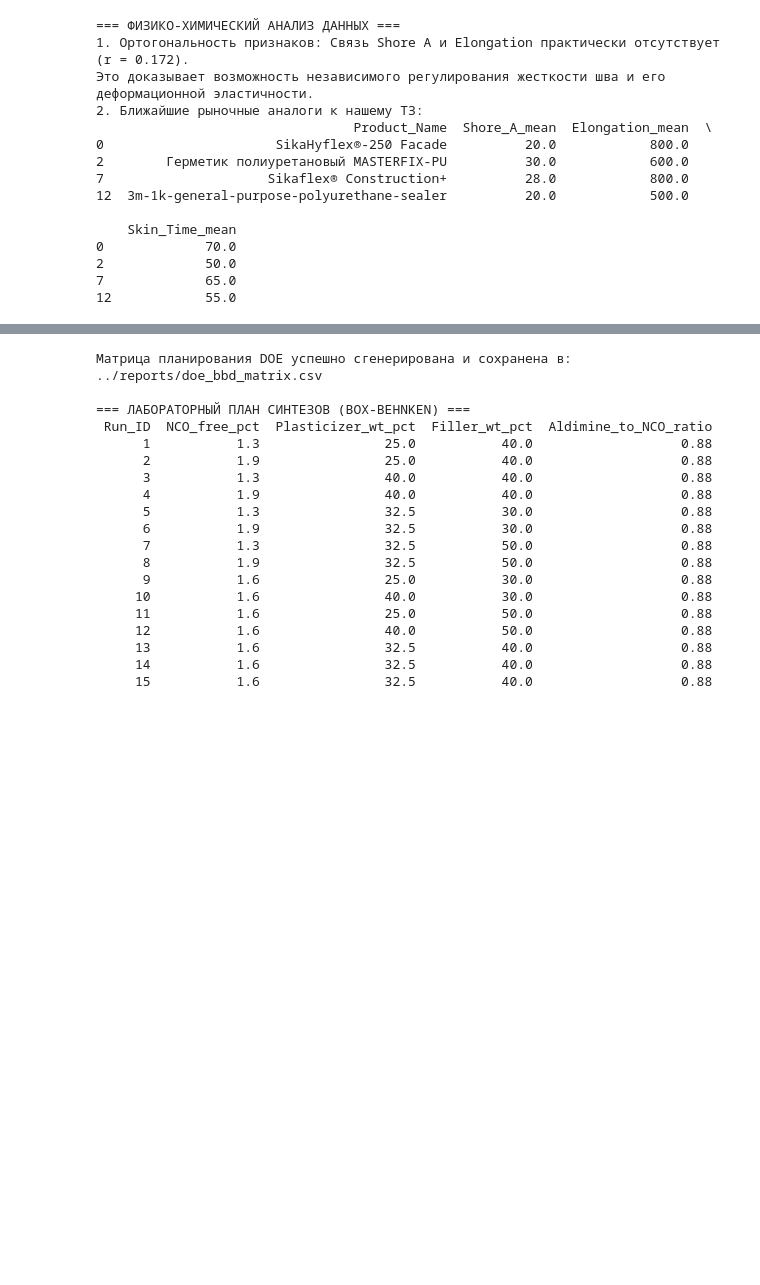
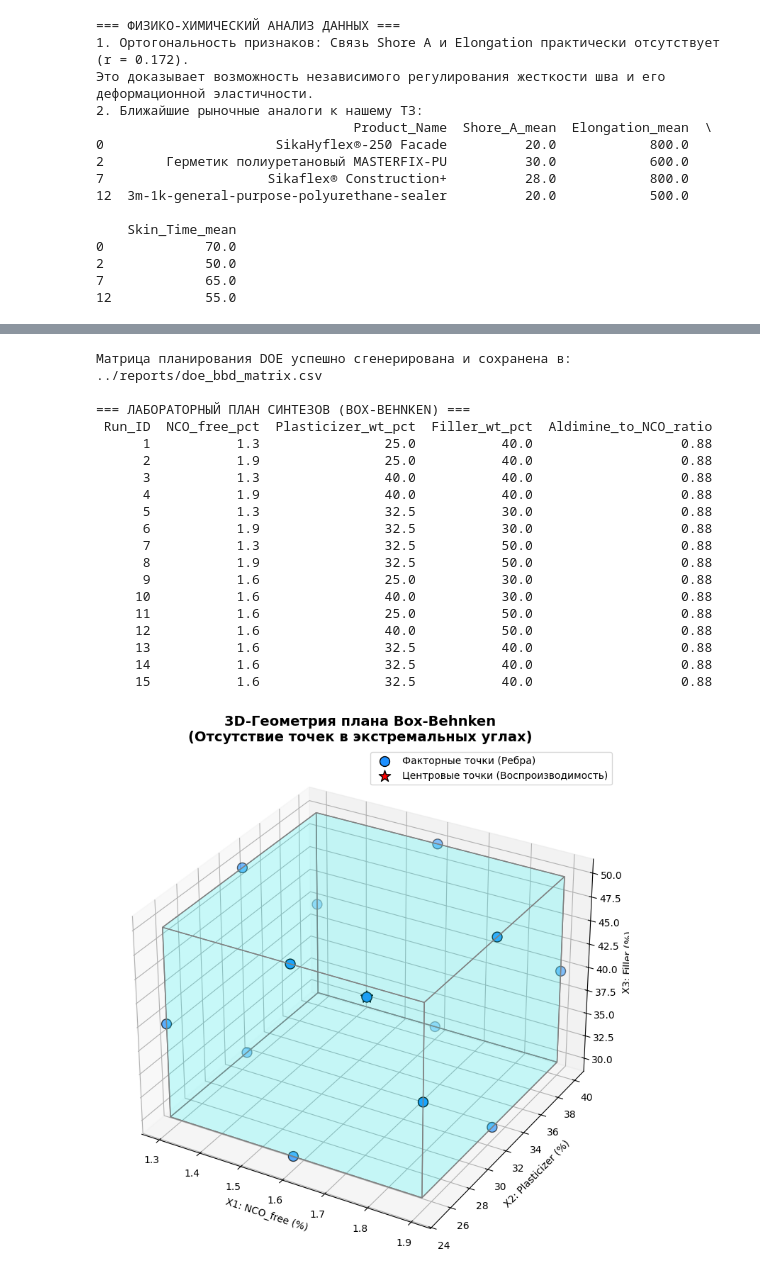
Before and after one commit to czeberyak/elastomeric_1k_pu, a Jupyter notebook: notebooks/01_data_exploration.ipynb, the cells around one changed output, grey strips where cells are left out. Saved outputs shown, nothing was run; the diff lists cells and outputs as text; code cells hidden in the pictures; blank space fills up the shorter version.

```diff
--- a/notebooks/01_data_exploration.ipynb
+++ b/notebooks/01_data_exploration.ipynb
@@ -239,5 +362,5 @@ if not optimal_recipes.empty:
 # %%
-# 3. Генерация матрицы планирования Box-Behnken (BBD)
+# 4. Генерация матрицы планирования Box-Behnken (BBD)
 import pandas as pd
 import numpy as np
 import os
@@ -295,30 +418,76 @@ for run_id, (c1, c2, c3) in enumerate(bbd_coded, start=1):
 doe_df = pd.DataFrame(doe_records)
 
 # Сохранение матрицы планирования в reports для печати на лабораторный стол
 reports_dir = "../reports"
 os.makedirs(reports_dir, exist_ok=True)
 doe_df.to_csv(f"{reports_dir}/doe_bbd_matrix.csv", index=False, encoding="utf-8")
 
 print(f"Матрица планирования DOE успешно сгенерирована и сохранена в: {reports_dir}/doe_bbd_matrix.csv")
 print("\n=== ЛАБОРАТОРНЫЙ ПЛАН СИНТЕЗОВ (BOX-BEHNKEN) ===")
 print(doe_df[['Run_ID', 'NCO_free_pct', 'Plasticizer_wt_pct', 'Filler_wt_pct', 'Aldimine_to_NCO_ratio']].to_string(index=False))
+
+import matplotlib.pyplot as plt
+from mpl_toolkits.mplot3d import Axes3D
+
+fig = plt.figure(figsize=(10, 8))
+ax = fig.add_subplot(111, projection='3d')
+
+# Разделяем точки на ребра и центр для разной визуализации
+edge_points = doe_df[doe_df['Coded_X1'] != 0] # Упрощенное выделение
+center_points = doe_df[(doe_df['Coded_X1'] == 0) & (doe_df['Coded_X2'] == 0) & (doe_df['Coded_X3'] == 0)]
+
+# Рисуем точки на ребрах
+ax.scatter(doe_df['NCO_free_pct'], doe_df['Plasticizer_wt_pct'], doe_df['Filler_wt_pct'],
+           c='dodgerblue', s=100, marker='o', label='Факторные точки (Ребра)', edgecolors='black')
+
+# Выделяем центровые точки
+ax.scatter(center_points['NCO_free_pct'], center_points['Plasticizer_wt_pct'], center_points['Filler_wt_pct'],
+           c='red', s=150, marker='*', label='Центровые точки (Воспроизводимость)', edgecolors='black')
+
+ax.set_xlabel('X1: NCO_free (%)')
+ax.set_ylabel('X2: Plasticizer (%)')
+ax.set_zlabel('X3: Filler (%)')
+ax.set_title('3D-Геометрия плана Box-Behnken\n(Отсутствие точек в экстремальных углах)', fontsize=14, fontweight='bold')
+ax.legend()
+
+# Рисуем прозрачный "куб" границ факторного пространства
+import numpy as np
+from mpl_toolkits.mplot3d.art3d import Poly3DCollection
+
+# Границы куба
+x = [1.3, 1.9]
+y = [25.0, 40.0]
+z = [30.0, 50.0]
+vertices = [[x[0], y[0], z[0]], [x[1], y[0], z[0]], [x[1], y[1], z[0]], [x[0], y[1], z[0]],
+            [x[0], y[0], z[1]], [x[1], y[0], z[1]], [x[1], y[1], z[1]], [x[0], y[1], z[1]]]
+faces = [[vertices[0], vertices[1], vertices[2], vertices[3]],
+         [vertices[4], vertices[5], vertices[6], vertices[7]],
+         [vertices[0], vertices[1], vertices[5], vertices[4]],
+         [vertices[2], vertices[3], vertices[7], vertices[6]],
+         [vertices[1], vertices[2], vertices[6], vertices[5]],
+         [vertices[0], vertices[3], vertices[7], vertices[4]]]
+ax.add_collection3d(Poly3DCollection(faces, facecolors='cyan', linewidths=1, edgecolors='gray', alpha=0.1))
+
+plt.tight_layout()
+plt.show()
 # %% [output]
 Матрица планирования DOE успешно сгенерирована и сохранена в: ../reports/doe_bbd_matrix.csv
 
 === ЛАБОРАТОРНЫЙ ПЛАН СИНТЕЗОВ (BOX-BEHNKEN) ===
  Run_ID  NCO_free_pct  Plasticizer_wt_pct  Filler_wt_pct  Aldimine_to_NCO_ratio
       1           1.3                25.0           40.0                   0.88
       2           1.9                25.0           40.0                   0.88
       3           1.3                40.0           40.0                   0.88
       4           1.9                40.0           40.0                   0.88
       5           1.3                32.5           30.0                   0.88
       6           1.9                32.5           30.0                   0.88
       7           1.3                32.5           50.0                   0.88
       8           1.9                32.5           50.0                   0.88
       9           1.6                25.0           30.0                   0.88
      10           1.6                40.0           30.0                   0.88
      11           1.6                25.0           50.0                   0.88
      12           1.6                40.0           50.0                   0.88
      13           1.6                32.5           40.0                   0.88
      14           1.6                32.5           40.0                   0.88
      15           1.6                32.5           40.0                   0.88
+[figure, added]
```
Also changed, not shown: parts of 16 cells of this notebook, 4 other files.
